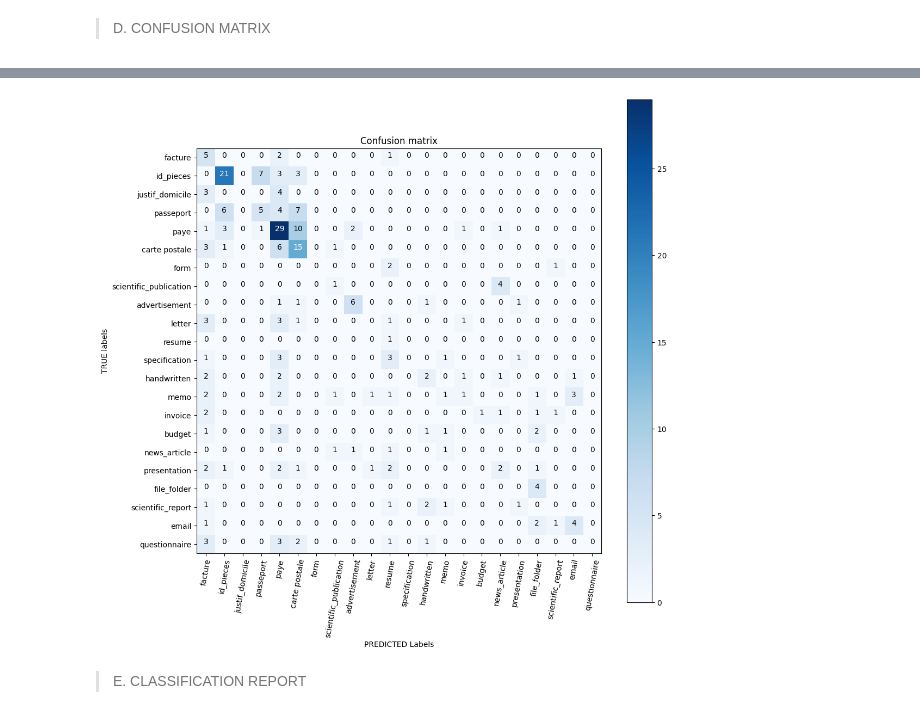
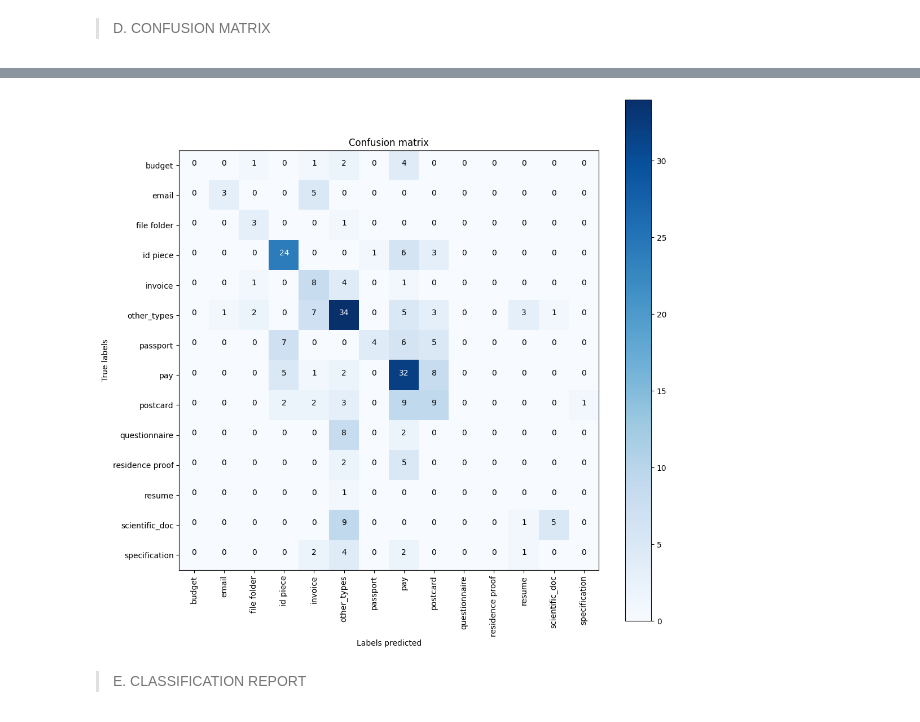
Before and after one commit to egasnier/CLASSIFY_DOC2, a Jupyter notebook: notebooks/08 - Computer Vision - LENET.ipynb, the cells around one changed output, grey strips where cells are left out. Cells and saved outputs as stored; diff of their text form; code cells hidden in the pictures.

```diff
--- a/notebooks/08 - Computer Vision - LENET.ipynb
+++ b/notebooks/08 - Computer Vision - LENET.ipynb
@@ -304,25 +286,10 @@ y_pred = tf.argmax(y_prob, axis = -1).numpy()
-# %%
-cnf_matrix = confusion_matrix(y_test, y_pred)
-
-classes = dico_type
-plt.figure(figsize = (12, 12))
-
-plt.imshow(cnf_matrix, interpolation = 'nearest', cmap = 'Blues')
-plt.title("Confusion matrix")
-plt.colorbar()
-tick_marks = np.arange(len(classes))
-plt.xticks(tick_marks, classes, rotation = 80)
-plt.yticks(tick_marks, classes)
-
-for i, j in itertools.product(range(cnf_matrix.shape[0]), range(cnf_matrix.shape[1])):
-    plt.text(j, i, cnf_matrix[i, j],
-             horizontalalignment = "center",
-             color="white" if cnf_matrix[i, j] > ( cnf_matrix.max() / 2) else "black")
-
-plt.ylabel('TRUE labels')
-plt.xlabel('PREDICTED Labels')
-plt.show()
-# %% [output]
-[figure, removed]
+# %%
+# Decode as type
+y_test = pd.Series(encoder.inverse_transform(y_test))
+y_pred = pd.Series(encoder.inverse_transform(y_pred))
+# %%
+confusion_matrix(y_test, y_pred)
+# %% [output]
+[figure, added]
 # %% [markdown]
 > E. CLASSIFICATION REPORT
```
Also changed, not shown: parts of 15 cells of this notebook, 27 other files.
